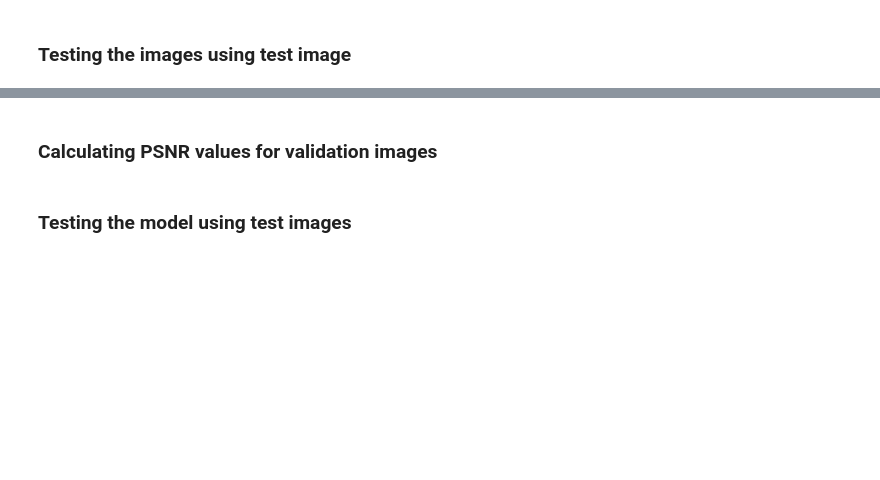
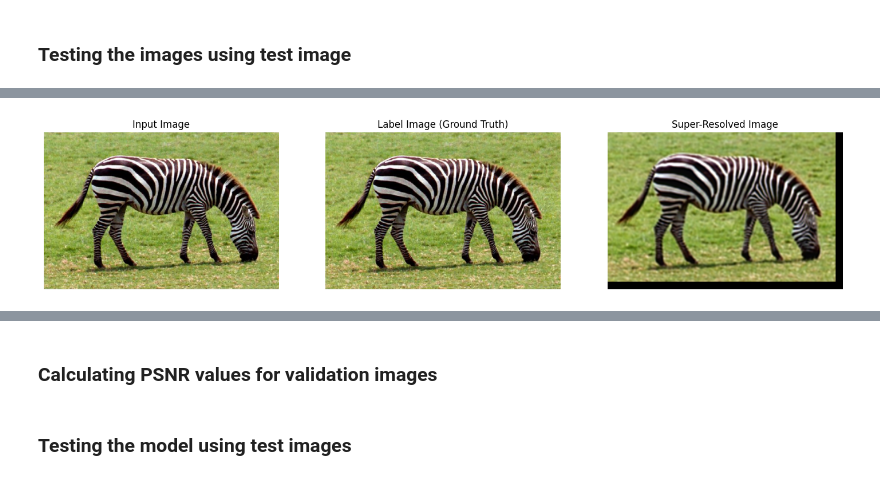
Before and after one commit to AdamAzuddin/SRCNN-PyTorch, a Jupyter notebook: train_srcnn.ipynb, the cells around one changed output, grey strips where cells are left out. Saved outputs shown, nothing was run; the diff lists cells and outputs as text; code cells hidden in the pictures; blank space fills up the shorter version.

```diff
--- a/train_srcnn.ipynb
+++ b/train_srcnn.ipynb
@@ -384,0 +642,100 @@ plt.show()
+# %%
+import torch
+import torchvision.transforms.functional as TF
+from PIL import Image
+import matplotlib.pyplot as plt
+import torch.nn as nn
+
+# Function to modcrop the image
+def modcrop(img, scale):
+    h, w = img.shape[1], img.shape[2]
+    h = h - (h % scale)
+    w = w - (w % scale)
+    img = img[:, :h, :w]
+    return img
+
+# Load the input image
+input_image_path = "zebra.bmp"
+input_image = Image.open(input_image_path).convert("RGB")
+
+# Convert the image to tensor
+input_image = TF.to_tensor(input_image).float()
+
+# Define patch size and stride
+input_patch_size = 33
+output_patch_size = 21
+scale = 3
+stride = 14
+
+# Process image for label and input
+im_label = modcrop(input_image, scale)
+im_input = TF.resize(im_label, [im_label.shape[1] // scale, im_label.shape[2] // scale], interpolation=TF.InterpolationMode.BICUBIC)
+im_input = TF.resize(im_input, [im_label.shape[1], im_label.shape[2]], interpolation=TF.InterpolationMode.BICUBIC)
+
+# Extract patches from the input image
+patches = []
+coords = []
+image_width, image_height = im_input.shape[2], im_input.shape[1]
+
+for y in range(0, image_height - input_patch_size + 1, stride):
+    for x in range(0, image_width - input_patch_size + 1, stride):
+        # Crop input patch from the image
+        input_patch = im_input[:, y:y + input_patch_size, x:x + input_patch_size]
+        patches.append(input_patch)
+        coords.append((x, y))
+
+# Convert list of tensors to a batch tensor
+input_batch = torch.stack(patches).float()
+
+model = SRCNN()
+model.load_state_dict(torch.load("srcnn_model.pth"))
+model.eval()
+
+# Perform inference on the input patches using the model
+with torch.no_grad():
+    output_batch = model(input_batch)
+
+# Initialize an empty tensor for the output image
+output_image = torch.zeros(3, image_height, image_width)
+
+# Initialize an empty tensor to count overlapping regions
+overlap_count = torch.zeros(image_height, image_width)
+
+# Place each output patch back into the correct location in the output image
+for i, (x, y) in enumerate(coords):
+    output_patch = output_batch[i]
+    output_image[:, y : y + output_patch_size, x : x + output_patch_size] += output_patch
+    overlap_count[y : y + output_patch_size, x : x + output_patch_size] += 1
+
+# Average overlapping regions
+output_image /= overlap_count
+
+# Convert the output image tensor to a PIL image
+output_image_pil = TF.to_pil_image(output_image.clamp(0, 1))
+
+# Display the input image, label image, and the super-resolved image
+plt.figure(figsize=(18, 6))
+
+# Display input image
+plt.subplot(1, 3, 1)
+input_image_pil = TF.to_pil_image(input_image)
+plt.imshow(input_image_pil)
+plt.title("Input Image")
+plt.axis("off")
+
+# Display label image
+plt.subplot(1, 3, 2)
+label_image_pil = TF.to_pil_image(im_label)
+plt.imshow(label_image_pil)
+plt.title("Label Image (Ground Truth)")
+plt.axis("off")
+
+# Display super-resolved image
+plt.subplot(1, 3, 3)
+plt.imshow(output_image_pil)
+plt.title("Super-Resolved Image")
+plt.axis("off")
+
+plt.show()
+# %% [output]
+[figure, added]
```
Also changed, not shown: parts of 10 cells of this notebook, 4 other files.
